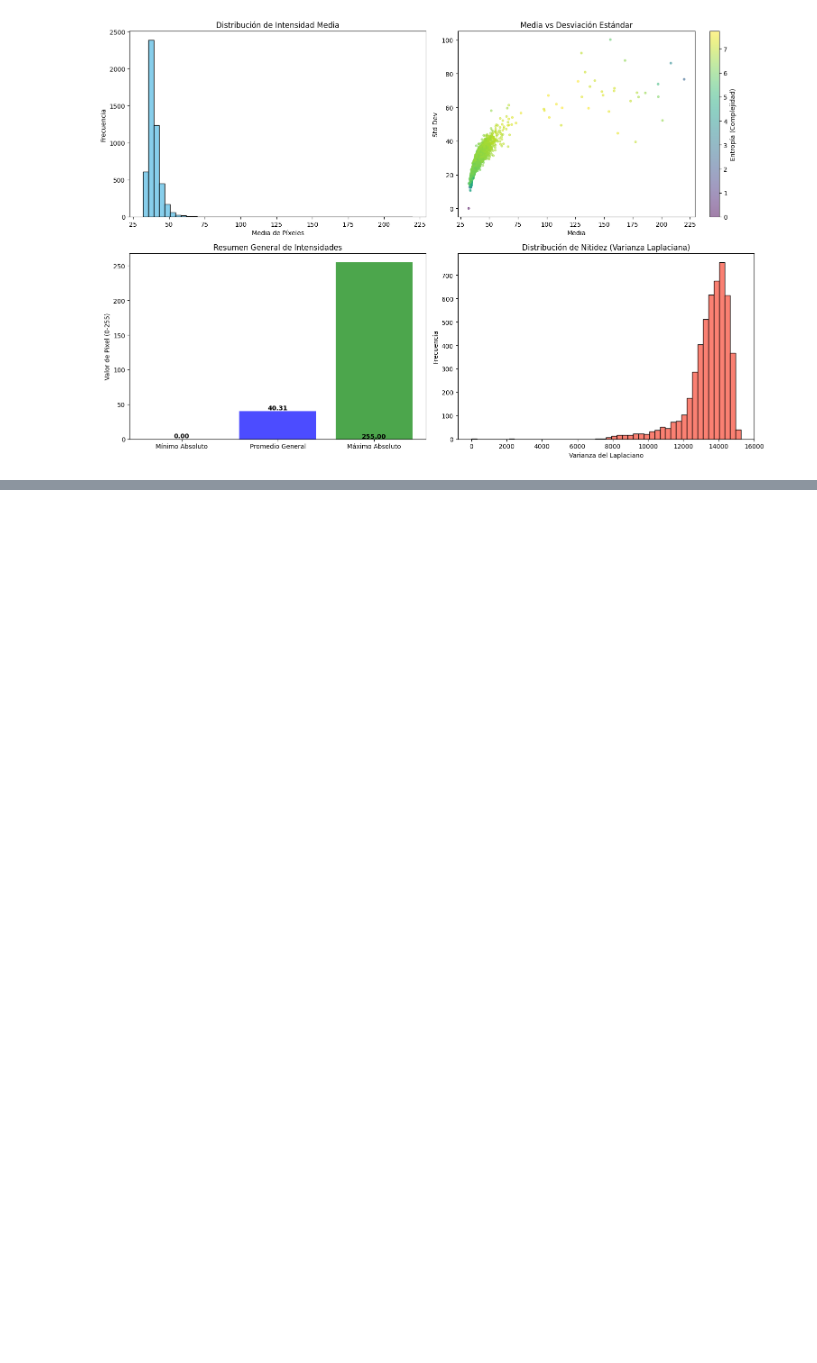
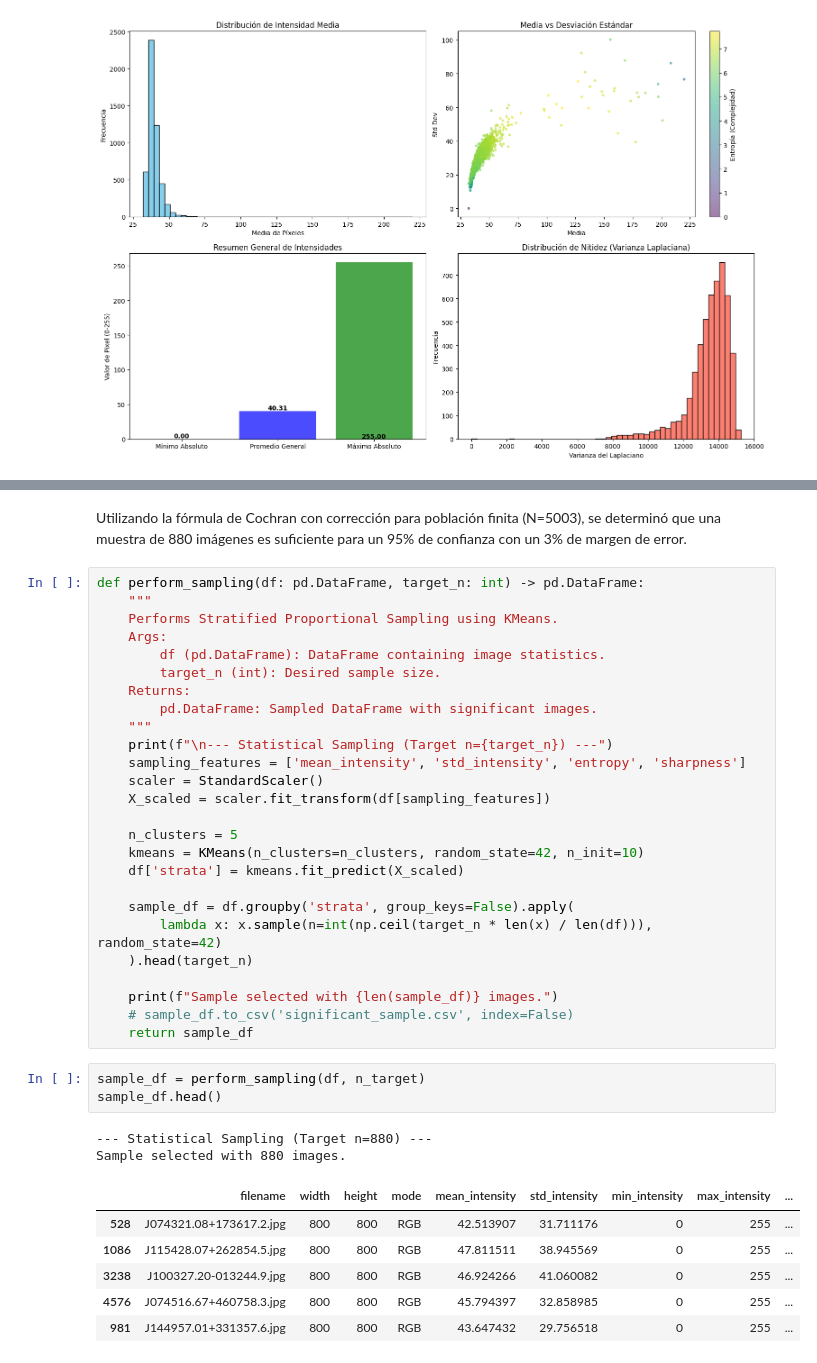
Before and after one commit to Tlacaelel97/AnalisisImagenesAstronomicas, a Jupyter notebook: src.ipynb, the cells around one changed output, grey strips where cells are left out. Drawn from its saved outputs; the diff is of its cells as text; blank space fills up the shorter version.

```diff
--- a/src.ipynb
+++ b/src.ipynb
@@ -153,0 +183,41 @@ plt.tight_layout()
+# %% [markdown]
+Utilizando la fórmula de Cochran con corrección para población finita (N=5003), se determinó que una muestra de 880 imágenes es
+      suficiente para un 95% de confianza con un 3% de margen de error.
+# %%
+def perform_sampling(df: pd.DataFrame, target_n: int) -> pd.DataFrame:
+    """
+    Performs Stratified Proportional Sampling using KMeans.
+    Args:
+        df (pd.DataFrame): DataFrame containing image statistics.
+        target_n (int): Desired sample size.
+    Returns:
+        pd.DataFrame: Sampled DataFrame with significant images.
+    """
+    print(f"\n--- Statistical Sampling (Target n={target_n}) ---")
+    sampling_features = ['mean_intensity', 'std_intensity', 'entropy', 'sharpness']
+    scaler = StandardScaler()
+    X_scaled = scaler.fit_transform(df[sampling_features])
+
+    n_clusters = 5
+    kmeans = KMeans(n_clusters=n_clusters, random_state=42, n_init=10)
+    df['strata'] = kmeans.fit_predict(X_scaled)
+
+    sample_df = df.groupby('strata', group_keys=False).apply(
+        lambda x: x.sample(n=int(np.ceil(target_n * len(x) / len(df))), random_state=42)
+    ).head(target_n)
+
+    print(f"Sample selected with {len(sample_df)} images.")
+    # sample_df.to_csv('significant_sample.csv', index=False)
+    return sample_df
+# %%
+sample_df = perform_sampling(df, n_target)
+sample_df.head()
+# %% [output]
+--- Statistical Sampling (Target n=880) ---
+Sample selected with 880 images.
+|  | filename | width | height | mode | mean_intensity | std_intensity | min_intensity | max_intensity | ... |
+| 528 | J074321.08+173617.2.jpg | 800 | 800 | RGB | 42.513907 | 31.711176 | 0 | 255 | ... |
+| 1086 | J115428.07+262854.5.jpg | 800 | 800 | RGB | 47.811511 | 38.945569 | 0 | 255 | ... |
+| 3238 | J100327.20-013244.9.jpg | 800 | 800 | RGB | 46.924266 | 41.060082 | 0 | 255 | ... |
+| 4576 | J074516.67+460758.3.jpg | 800 | 800 | RGB | 45.794397 | 32.858985 | 0 | 255 | ... |
+| 981 | J144957.01+331357.6.jpg | 800 | 800 | RGB | 43.647432 | 29.756518 | 0 | 255 | ... |
```
Also changed, not shown: parts of 7 cells of this notebook, 2 other files.
